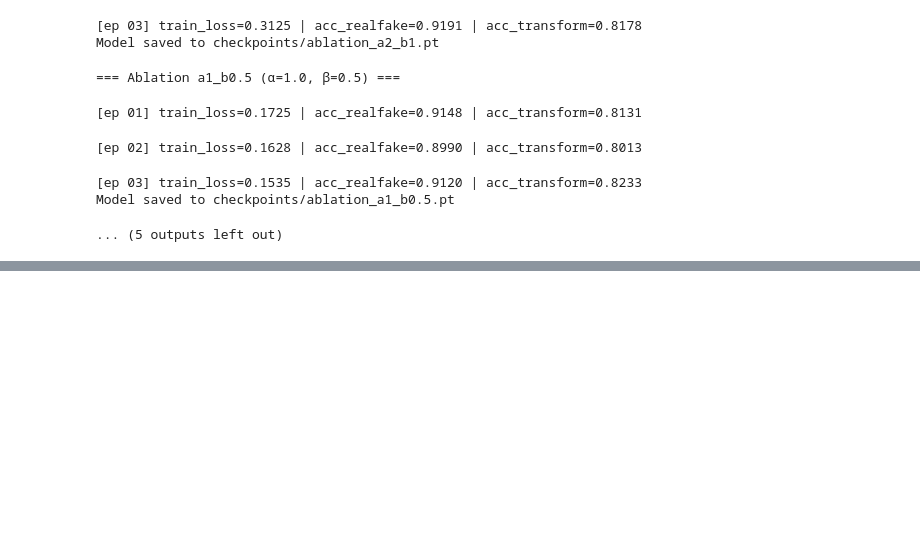
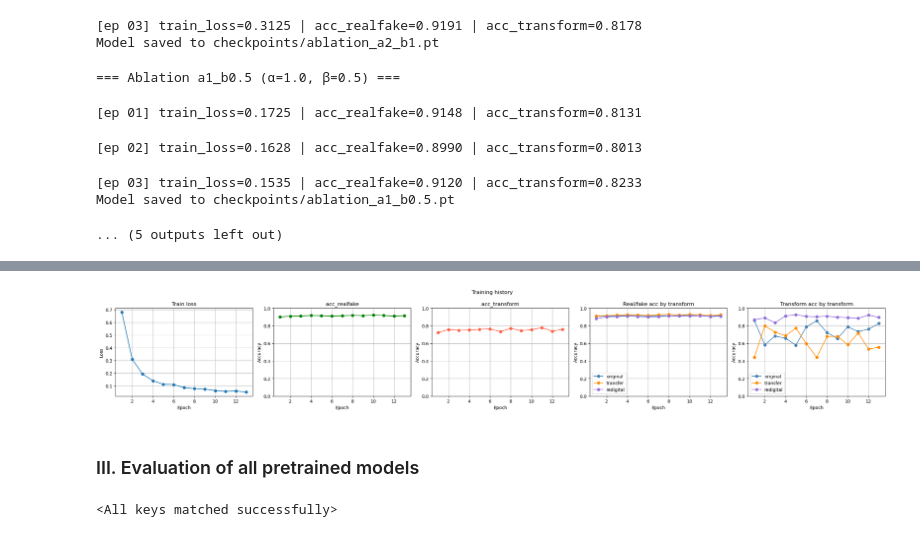
Before and after one commit to refouch/post_processed_ai_gen_detection, a Jupyter notebook: main.ipynb, the cells around one changed output, grey strips where cells are left out. Cells and saved outputs as stored; diff of their text form; code cells hidden in the pictures; blank space fills up the shorter version.

Commit message:
docs: cleaned and restructured notebook + evaluation tables

```diff
--- a/main.ipynb
+++ b/main.ipynb
@@ -159,12 +165,3 @@ plot_history(h2, title='Training history, Unimodal transform classification', sa
 print(h2)
 # %% [output]
 [{'epoch': 1, 'train_loss': 0.6705823430601721, 'acc_transform': 0.7636601307189542, 'rf_by_transform': {}, 'rf_by_context': {}}, {'epoch': 2, 'train_loss': 0.5001578213828123, 'acc_transform': 0.7832 ...
-# %%
-from modules.network import UnimodalNet
-import torch
-from modules.evaulation import evaluate
-
-device = 'cpu'
-
-m2 = UnimodalNet('transform').to(device)
-m2.load_state_dict(torch.load("checkpoints/unimodal_transform.pt"))
@@ -318,11 +278,0 @@ from modules.utils import extract_features, plot_tsne
-# %%
-from modules.network import UnimodalNet, JointDetectNet
-import torch
-
-device = 'cpu'
-
-m1 = UnimodalNet('realfake').to(device)
-m1.load_state_dict(torch.load("checkpoints/unimodal_realfake.pt"))
-
-mt = JointDetectNet().to(device)
-mt.load_state_dict(torch.load("checkpoints/multitask.pt"))
@@ -342,0 +281,13 @@ plot_tsne(feats, lrf, ltf,
+# %%
+mt_adaptive = JointDetectNet(n_transforms=3, unfreeze_last_block=True).to(device)
+
+opt_adaptive = torch.optim.Adam([
+    {"params": mt_adaptive.backbone.layer4.parameters(), "lr": 1e-4},
+    {"params": mt_adaptive.head_realfake.parameters(),   "lr": 1e-3},
+    {"params": mt_adaptive.head_transform.parameters(),  "lr": 1e-3},
+])
+
+mt_adaptive, h_adaptive = train_model_adaptive(
+    mt_adaptive, train_loader, val_loader, opt_adaptive, criterion, device,
+    epochs=13, save_path="checkpoints/multitask_adaptive.pt"
+)
@@ -342,0 +310,19 @@ plot_tsne(feats, lrf, ltf,
+# %%
+from modules.utils import plot_history
+
+plot_history(h_adaptive, save_path='plots/adaptive_history.png')
+# %% [output]
+[figure, added]
+# %% [markdown]
+### III. Evaluation of all pretrained models
+# %%
+all_results = {}
+
+# Loading unimodal baselines
+m1 = UnimodalNet('realfake').to(device)
+m2 = UnimodalNet('transform').to(device)
+
+m1.load_state_dict(torch.load('checkpoints/unimodal_realfake.pt', map_location=device))
+m2.load_state_dict(torch.load('checkpoints/unimodal_transform.pt', map_location=device))
+# %% [output]
+<All keys matched successfully>
```
Also changed, not shown: parts of 34 cells of this notebook.
